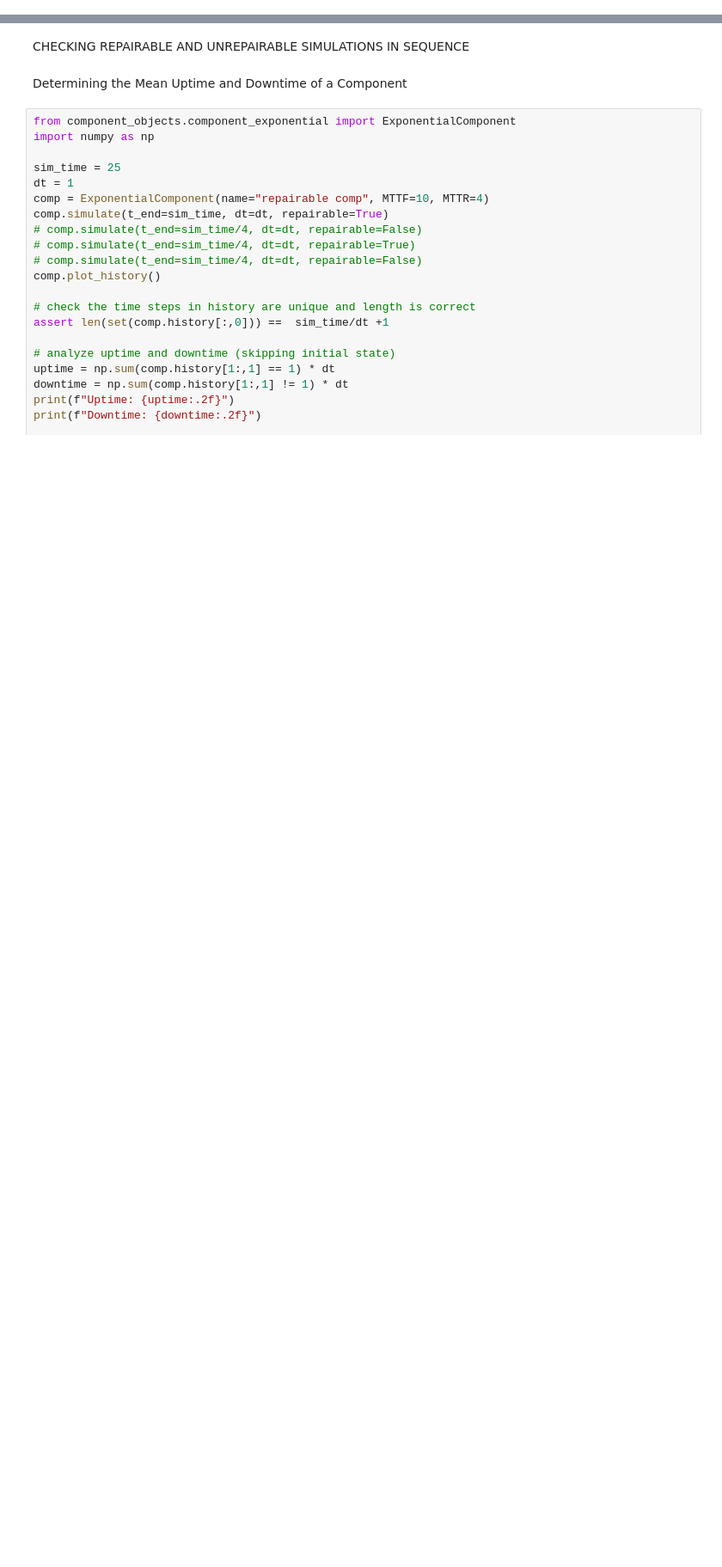
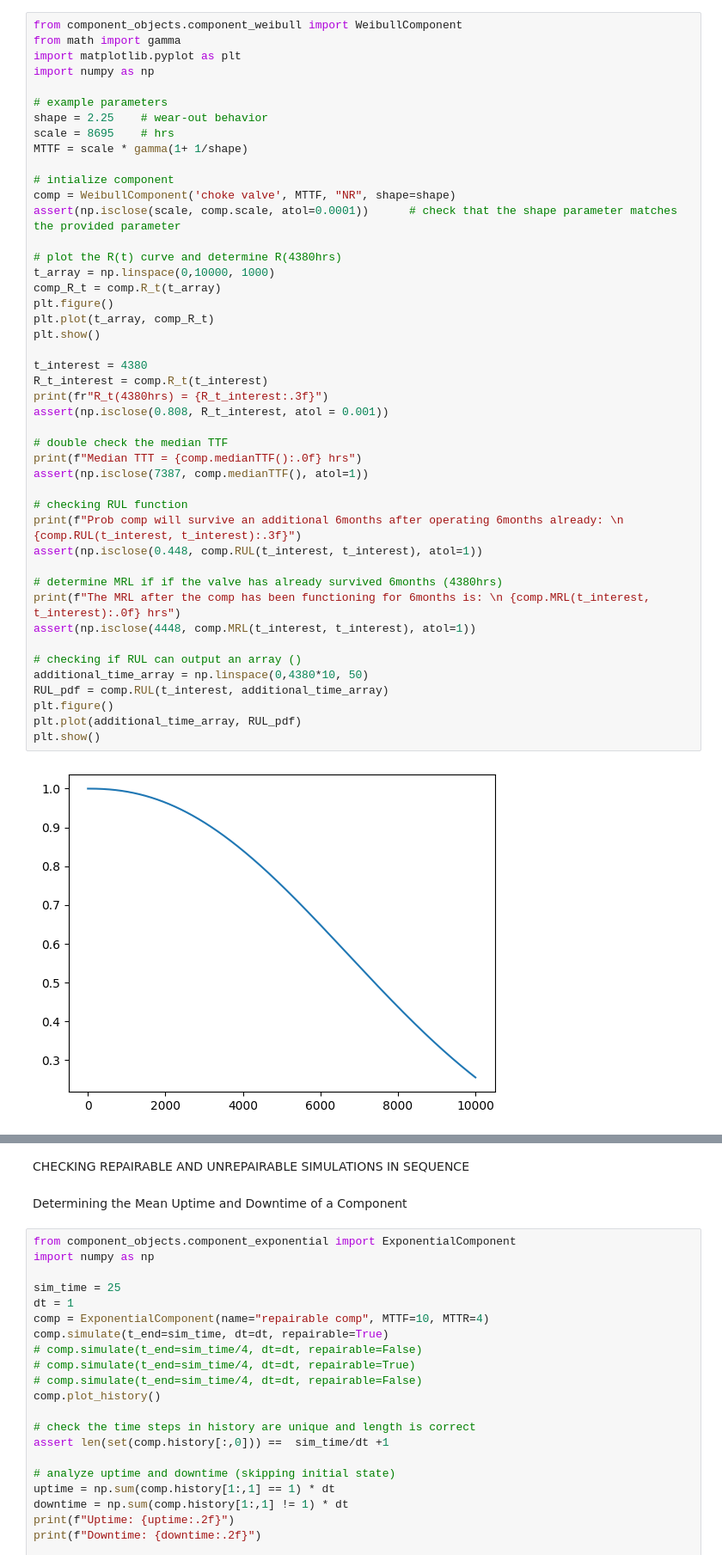
Before and after one commit to andreyaW/KISS2, a Jupyter notebook: object_testing_notebooks/comp_test.ipynb, the cells around one changed output, grey strips where cells are left out. Shown at 86% size. Cells and saved outputs as stored; diff of their text form; blank space fills up the shorter version.

```diff
--- a/object_testing_notebooks/comp_test.ipynb
+++ b/object_testing_notebooks/comp_test.ipynb
@@ -0,0 +3,47 @@
+# %%
+from component_objects.component_weibull import WeibullComponent
+from math import gamma
+import matplotlib.pyplot as plt
+import numpy as np
+
+# example parameters
+shape = 2.25    # wear-out behavior
+scale = 8695    # hrs
+MTTF = scale * gamma(1+ 1/shape)
+
+# intialize component
+comp = WeibullComponent('choke valve', MTTF, "NR", shape=shape)
+assert(np.isclose(scale, comp.scale, atol=0.0001))      # check that the shape parameter matches the provided parameter
+
+# plot the R(t) curve and determine R(4380hrs)
+t_array = np.linspace(0,10000, 1000)
+comp_R_t = comp.R_t(t_array)
+plt.figure()
+plt.plot(t_array, comp_R_t)
+plt.show()
+
+t_interest = 4380
+R_t_interest = comp.R_t(t_interest)
+print(fr"R_t(4380hrs) = {R_t_interest:.3f}")
+assert(np.isclose(0.808, R_t_interest, atol = 0.001))
+
+# double check the median TTF
+print(f"Median TTT = {comp.medianTTF():.0f} hrs")
+assert(np.isclose(7387, comp.medianTTF(), atol=1))
+
+# checking RUL function
+print(f"Prob comp will survive an additional 6months after operating 6months already: \n {comp.RUL(t_interest, t_interest):.3f}")
+assert(np.isclose(0.448, comp.RUL(t_interest, t_interest), atol=1))
+
+# determine MRL if if the valve has already survived 6months (4380hrs)
+print(f"The MRL after the comp has been functioning for 6months is: \n {comp.MRL(t_interest, t_interest):.0f} hrs")
+assert(np.isclose(4448, comp.MRL(t_interest, t_interest), atol=1))
+
+# checking if RUL can output an array ()
+additional_time_array = np.linspace(0,4380*10, 50)
+RUL_pdf = comp.RUL(t_interest, additional_time_array)
+plt.figure()
+plt.plot(additional_time_array, RUL_pdf)
+plt.show()
+# %% [output]
+[figure, added]
```
Also changed, not shown: parts of 2 cells of this notebook, 7 other files.
